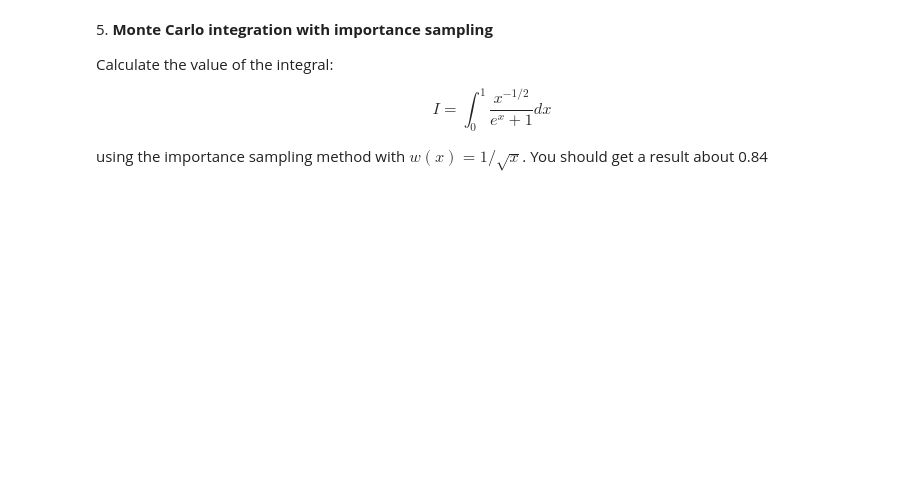
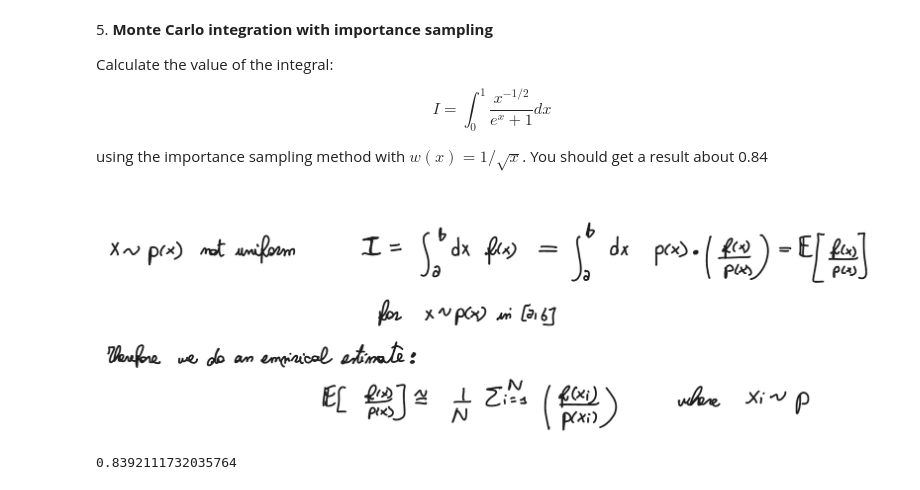
Before and after one commit to miriamzara/LaboratoryOfComputationalPhysics_Y7, a Jupyter notebook: 10_MonteCarlo/10ex_MonteCarlo.ipynb, the cells around one changed output. Saved outputs shown, nothing was run; the diff lists cells and outputs as text; code cells hidden in the pictures; blank space fills up the shorter version.

```diff
--- a/10_MonteCarlo/10ex_MonteCarlo.ipynb
+++ b/10_MonteCarlo/10ex_MonteCarlo.ipynb
@@ -99,3 +219,23 @@ I=\int_0^1 \frac{x^{-1/2}}{e^x+1} dx
 $$
 
 using the importance sampling method with $w(x)=1/\sqrt{x}$. You should get a result about 0.84
+# %%
+from IPython.display import Image
+Image("importance_sampling.jpeg")
+# %% [output]
+[figure, added]
+# %%
+import numpy as np
+import numpy.random as npr
+import matplotlib.pyplot as plt
+
+def f(x):
+    return x**(-1/2) * (1/(np.exp(x) + 1))
+
+N = 100000
+z_variates = npr.random(N)
+x_variates = z_variates ** 2 # these are distributed according to w(x) = (1/2)* x**(-1/2)
+I = 1/N * np.sum(2/(np.exp(x_variates) + 1))
+print(I)
+# %% [output]
+0.8392111732035764
```
Also changed, not shown: parts of 13 cells of this notebook, 4 other files.
